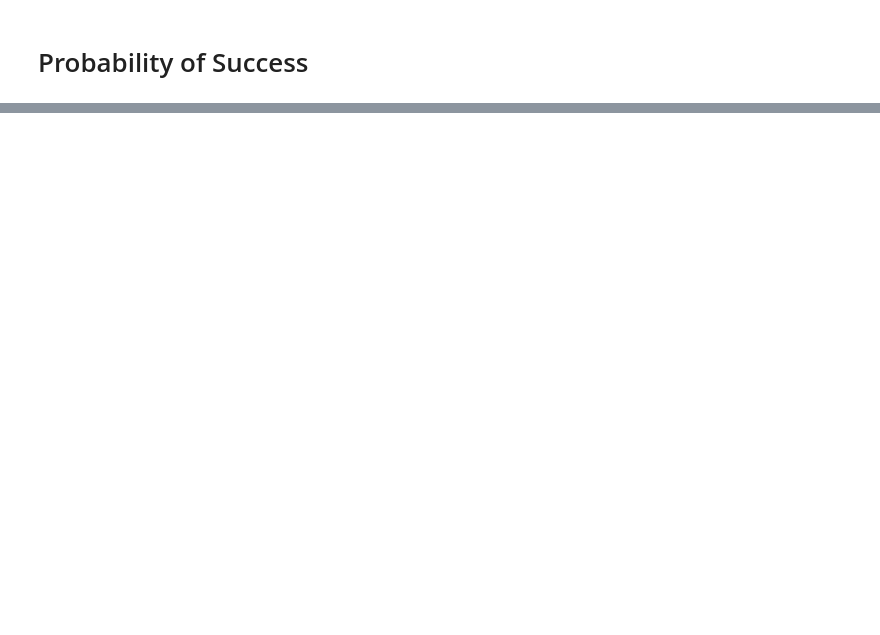
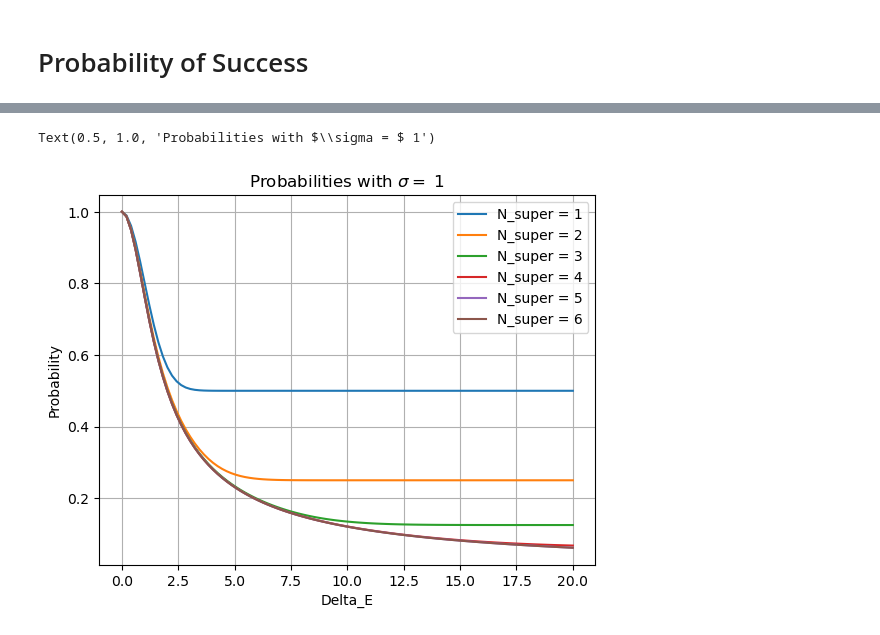
Before and after one commit to OnatAyldz/rodeo_algorithm_frib, a Jupyter notebook: noisecalculator.ipynb, the cells around one changed output, grey strips where cells are left out. Cells and saved outputs as stored; diff of their text form; code cells hidden in the pictures; blank space fills up the shorter version.

```diff
--- a/noisecalculator.ipynb
+++ b/noisecalculator.ipynb
@@ -15,0 +71,31 @@ np.exp
+# %%
+DE_values = np.linspace(0, 20, 100)
+sigma = 1
+N_super = 1
+results1 = obtain_probabilities(sigma, N_super, DE_values)
+N_super = 2
+results2 = obtain_probabilities(sigma, N_super, DE_values)
+N_super = 3
+results3 = obtain_probabilities(sigma, N_super, DE_values)
+N_super = 4
+results4 = obtain_probabilities(sigma, N_super, DE_values)
+N_super = 5
+results5 = obtain_probabilities(sigma, N_super, DE_values)
+N_super = 6
+results6 = obtain_probabilities(sigma, N_super, DE_values)
+
+
+plt.grid()
+plt.plot(DE_values, results1, label = 'N_super = 1')
+plt.plot(DE_values, results2, label = 'N_super = 2')
+plt.plot(DE_values, results3, label = 'N_super = 3')
+plt.plot(DE_values, results4, label = 'N_super = 4')
+plt.plot(DE_values, results5, label = 'N_super = 5')
+plt.plot(DE_values, results6, label = 'N_super = 6')
+plt.xlabel("Delta_E")
+plt.ylabel("Probability")
+plt.legend()
+plt.title(fr"Probabilities with $\sigma = $ {sigma}")
+# %% [output]
+Text(0.5, 1.0, 'Probabilities with $\\sigma = $ 1')
+[figure, added]
```
Also changed, not shown: parts of 16 cells of this notebook.
